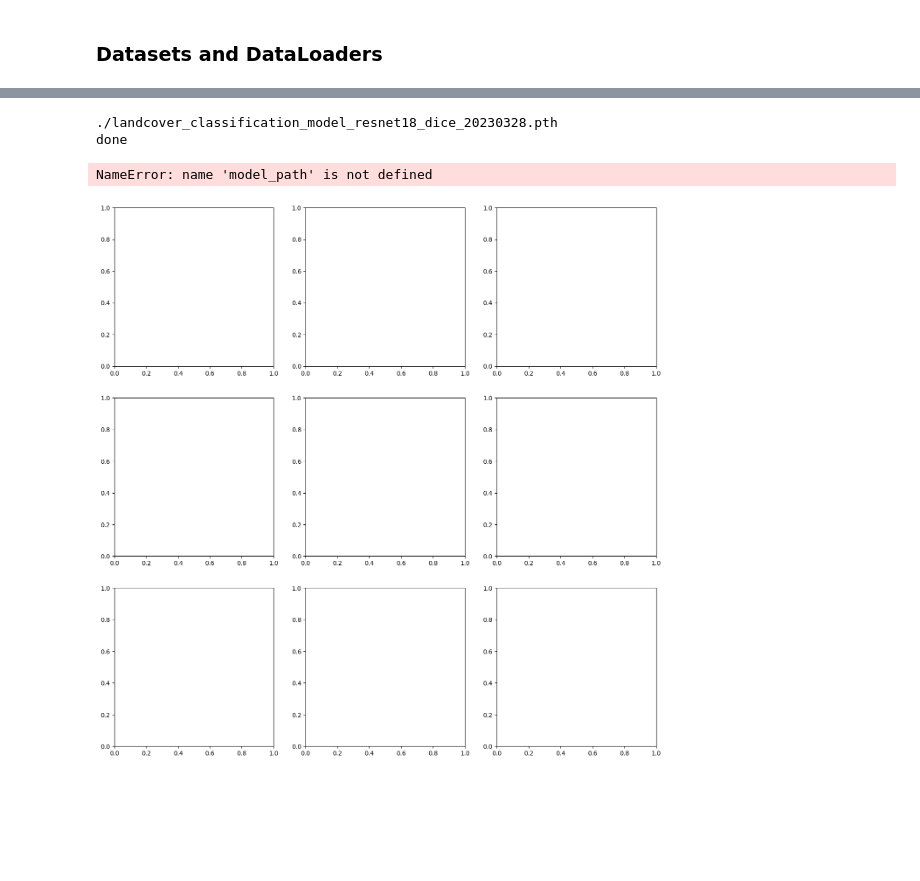
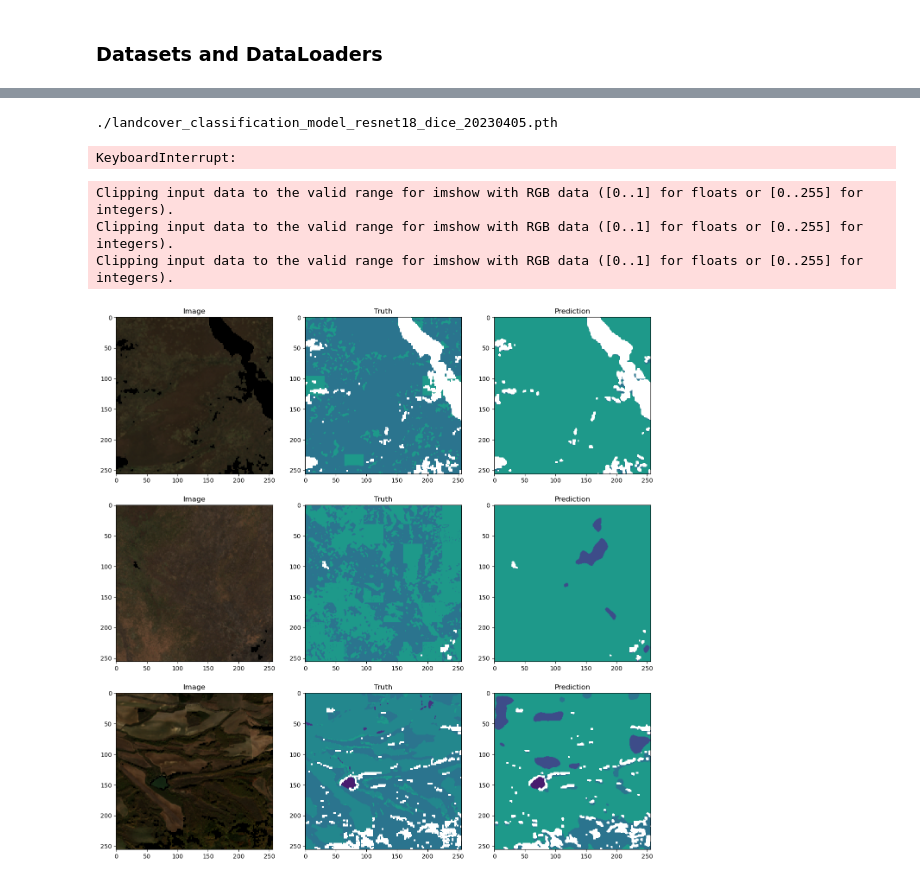
Before and after one commit to caseyslaught/smartcarte-containers, a Jupyter notebook: notebooks/src/RunBuildLandcoverModel.ipynb, the cells around one changed output, grey strips where cells are left out. Cells and saved outputs as stored; diff of their text form; code cells hidden in the pictures; blank space fills up the shorter version.

```diff
--- a/notebooks/src/RunBuildLandcoverModel.ipynb
+++ b/notebooks/src/RunBuildLandcoverModel.ipynb
@@ -4,6 +4,7 @@
 ### Datasets and DataLoaders
 # %%
 import glob
+import numpy as np
 import rasterio
 import segmentation_models_pytorch as smp
 import segmentation_models_pytorch.utils as smp_utils
@@ -14,12 +15,8 @@ from torch.utils.data import Dataset, DataLoader
 from common.constants import NODATA_FLOAT32
 
 
-import numpy as np
 
 torch.manual_seed(666)
-
-def get_chip(path):
-    return path.split('/')[-1].replace('.tif', '')
 
 
 class LandcoverDataset(Dataset):
@@ -53,14 +50,18 @@ class LandcoverDataset(Dataset):
 
         with rasterio.open(image_path) as src:
             image = src.read(masked=True)
+            image_mask = image.mask[0, :, :]
             image = image.filled(-1.0) # fill with -1.0 rather than -9999.0
             image = torch.from_numpy(image)
+
         with rasterio.open(label_path) as src:
             label = src.read(1, masked=True)
+            label.mask |= image_mask
             label = label.filled(0)
             label = torch.from_numpy(label).long()
 
         return image, label
+
 
 landcover_training_dir = "./data/mergedLandcoverTrainingData/split"
 
@@ -85,15 +86,15 @@ import torch.optim as optim
 # make sure this is in sync with create patches
 LANDCOVER_CLASSES = {
     'unclassified': 0,
-    'cloud' : 1,
-    'bare_ground' : 2,
-    'built' : 3,
-    'trees' : 4,
-    'burned' : 5,
-    'semi_natural_vegetation' : 6,
-    'agriculture' : 7,
-    'water' : 8,
+    'water' : 1,
+    'bare_artificial' : 2,
+    'bare_natural' : 3,
+    'snow_ice' : 4,
+    'woody' : 5,
+    'cultivated' : 6,
+    'semi_natural_vegetation' : 7,
 }
+
 
 ACTIVATION = None
 ENCODER = 'resnet18'
@@ -150,6 +151,8 @@ val_epoch = smp_utils.train.ValidEpoch(
 
 
 # 2 epochs, 294 training chips: 0.4256 dice loss
+# 4 epochs, 2304 training chips 0.4165 dice loss
+# 2 epochs, 3790 training chips 0.4494 dice loss
 
 NUM_EPOCHS = 4
 
@@ -160,8 +163,8 @@ for i in range(0, NUM_EPOCHS):
 
 print('done')
 # %% [output]
-./landcover_classification_model_resnet18_dice_20230328.pth
-done
+./landcover_classification_model_resnet18_dice_20230405.pth
+KeyboardInterrupt:
 # %%
 
 test_epoch = smp_utils.train.ValidEpoch(
@@ -182,7 +185,7 @@ from common.utilities.visualization import plot_bands
 
 
 count = 3
-offset = 13
+offset = 180
 
 
 fig, rows = plt.subplots(count, 3, figsize=(16, 16))
@@ -195,35 +198,34 @@ best_model = torch.load(model_path)
 
 for i in range(count):
 
     row = rows[i]
     image, labels = test_dataset[i+offset]
 
     image = np.expand_dims(image, 0)
     image = torch.tensor(image)
 
     prediction = best_model.predict(image)
     probabilities = torch.sigmoid(prediction)
 
     prediction = torch.argmax(probabilities, dim=1)
 
     prediction = (prediction.squeeze().cpu().numpy().round())
     prediction = np.ma.array(prediction, mask=(prediction==0))
 
     labels = labels.squeeze().numpy()
     labels = np.ma.array(labels, mask=(labels==0))
 
-    print('labels', np.unique(labels))
-    print('prediction', np.unique(prediction))
-
     image = image.cpu().numpy().squeeze(0)
     plot_bands(image, bands=[2, 1, 0], ax=row[0], transpose=True)
     row[0].set_title('Image')
 
     row[1].imshow(labels, vmin=0, vmax=13)
     row[1].set_title('Truth')
 
     row[2].imshow(prediction, vmin=0, vmax=13)
     row[2].set_title('Prediction')
 # %% [output]
-NameError: name 'model_path' is not defined
+Clipping input data to the valid range for imshow with RGB data ([0..1] for floats or [0..255] for integers).
+Clipping input data to the valid range for imshow with RGB data ([0..1] for floats or [0..255] for integers).
+Clipping input data to the valid range for imshow with RGB data ([0..1] for floats or [0..255] for integers).
-[figure, old version]
+[figure, new version]
```
Also changed, not shown: parts of 2 cells of this notebook, 5 other files.
